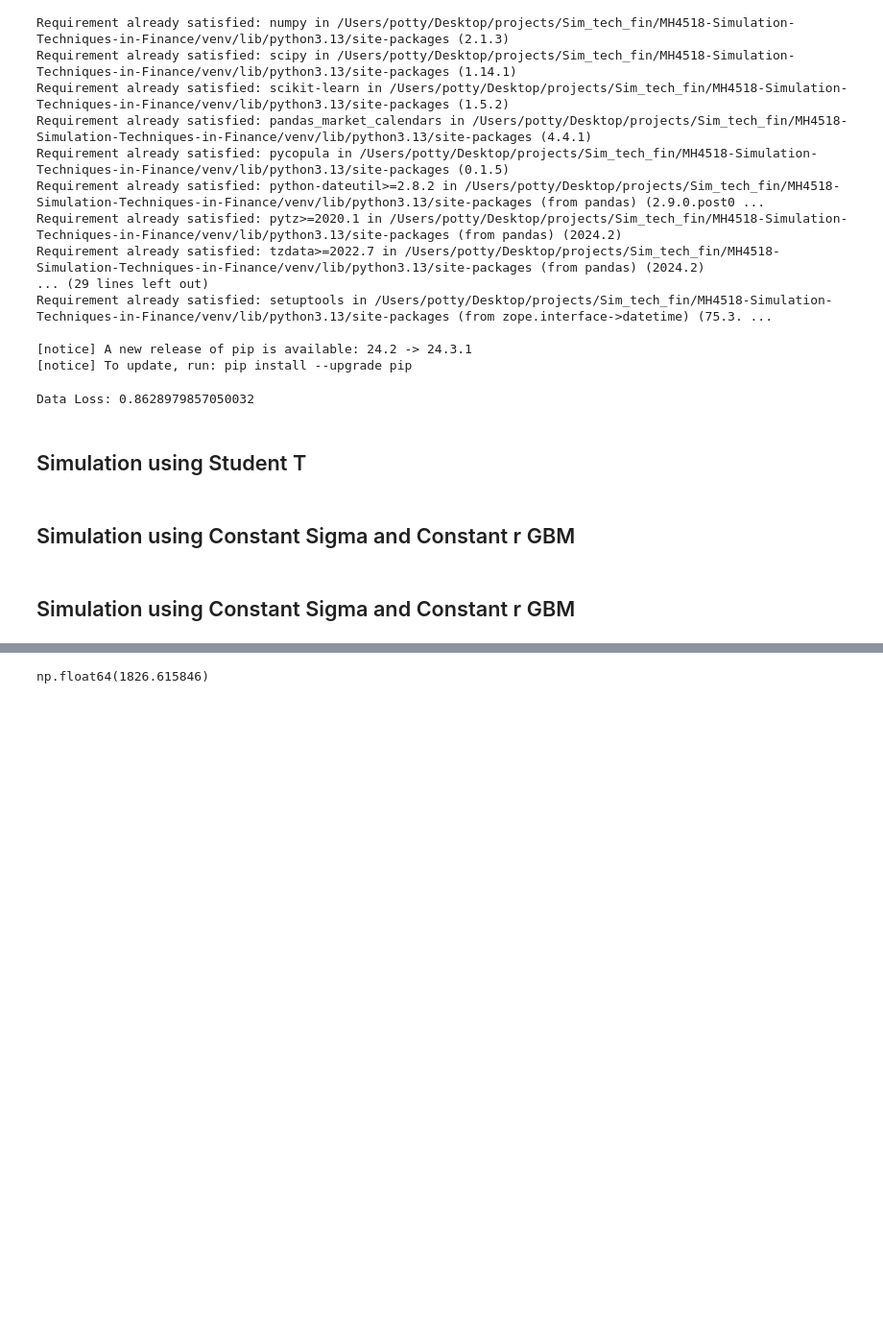
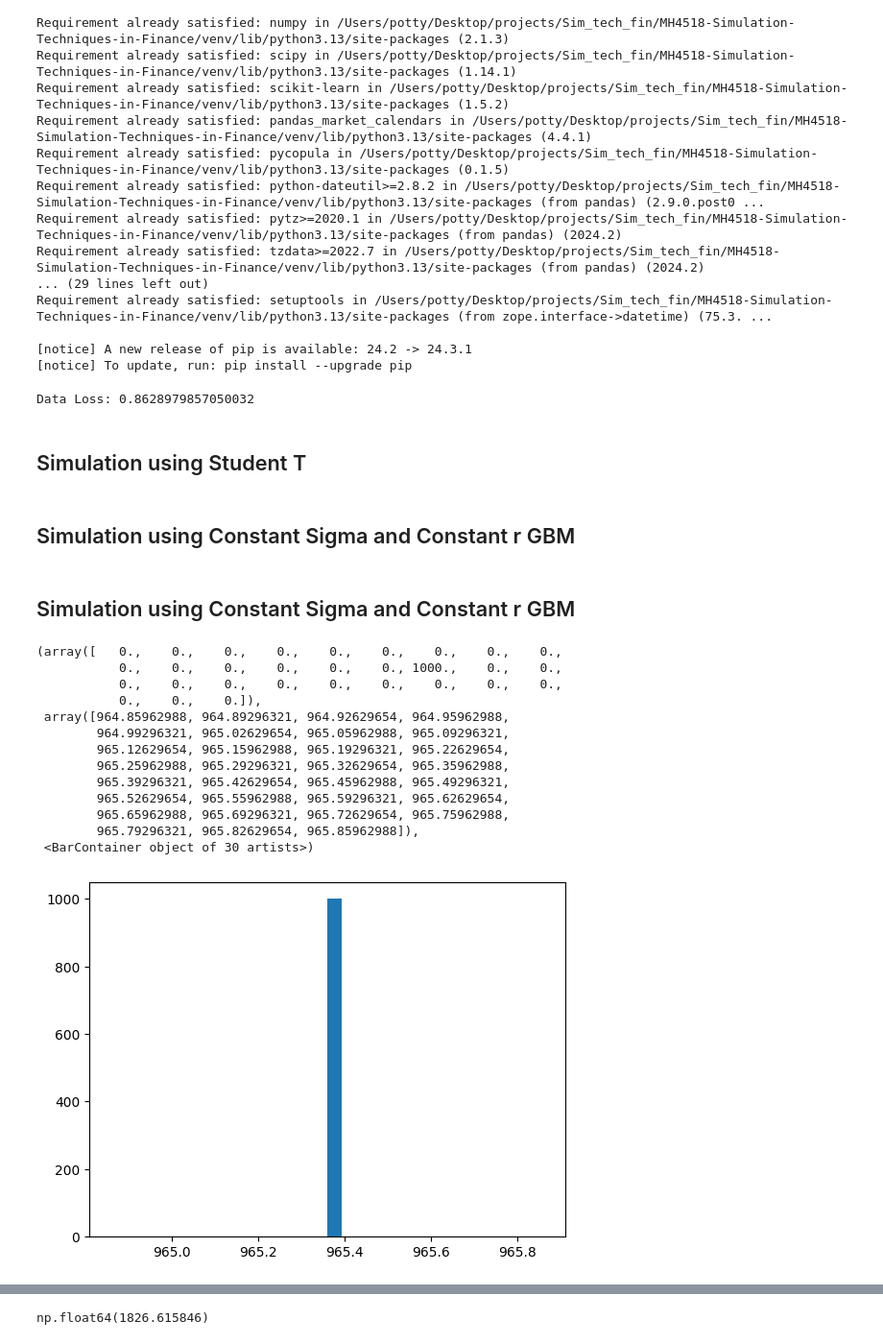
Before and after one commit to lesfgoh/MH4518-Simulation-Techniques, a Jupyter notebook: Code/tj_main.ipynb, the cells around one changed output, grey strips where cells are left out. Shown at 96% size. Drawn from its saved outputs; the diff is of its cells as text; code cells hidden in the pictures; blank space fills up the shorter version.

```diff
--- a/Code/tj_main.ipynb
+++ b/Code/tj_main.ipynb
@@ -221 +225,18 @@ for i in range(len(price_paths['SMI'])):
+# %%
+price_paths[smi]
+# %% [output]
+(array([   0.,    0.,    0.,    0.,    0.,    0.,    0.,    0.,    0.,
+           0.,    0.,    0.,    0.,    0.,    0., 1000.,    0.,    0.,
+           0.,    0.,    0.,    0.,    0.,    0.,    0.,    0.,    0.,
+           0.,    0.,    0.]),
+ array([964.85962988, 964.89296321, 964.92629654, 964.95962988,
+        964.99296321, 965.02629654, 965.05962988, 965.09296321,
+        965.12629654, 965.15962988, 965.19296321, 965.22629654,
+        965.25962988, 965.29296321, 965.32629654, 965.35962988,
+        965.39296321, 965.42629654, 965.45962988, 965.49296321,
+        965.52629654, 965.55962988, 965.59296321, 965.62629654,
+        965.65962988, 965.69296321, 965.72629654, 965.75962988,
+        965.79296321, 965.82629654, 965.85962988]),
+ <BarContainer object of 30 artists>)
+[figure, added]
 # %%
```
Also changed, not shown: parts of 6 cells of this notebook, 1 other file.
